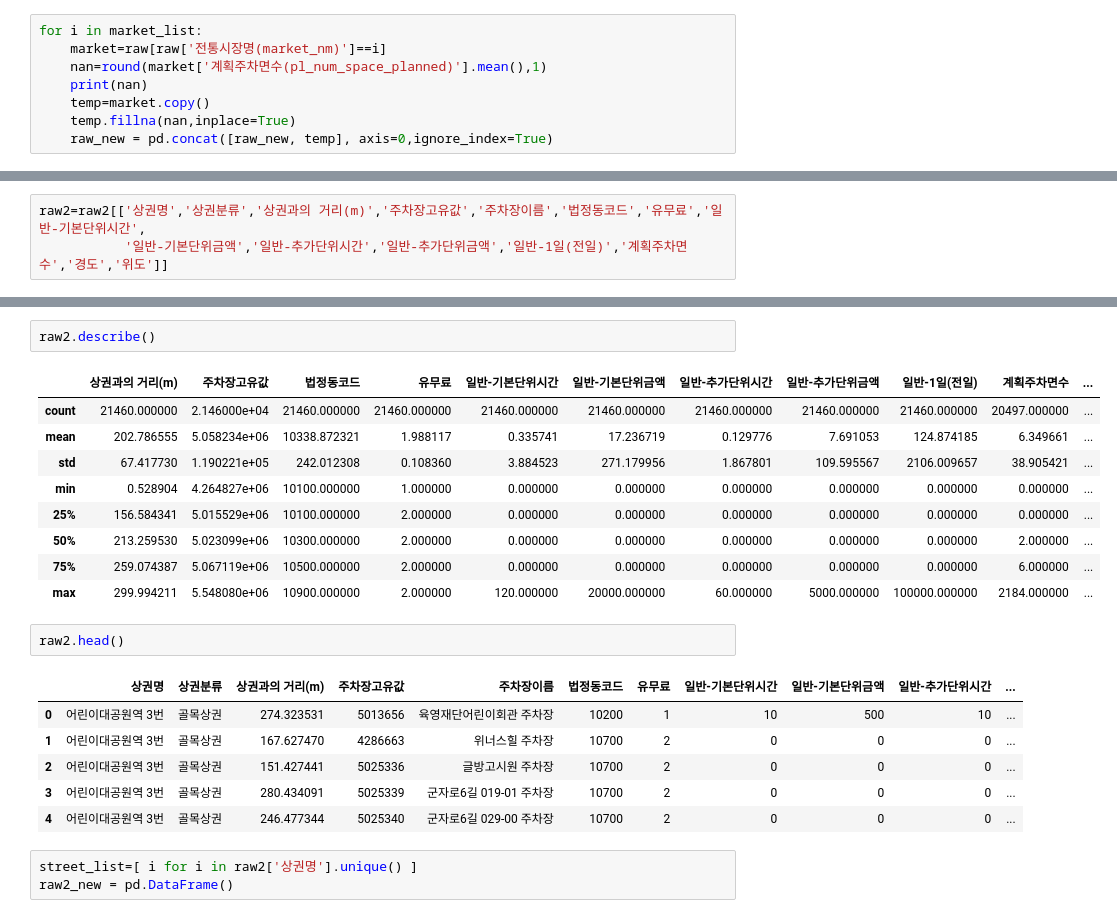
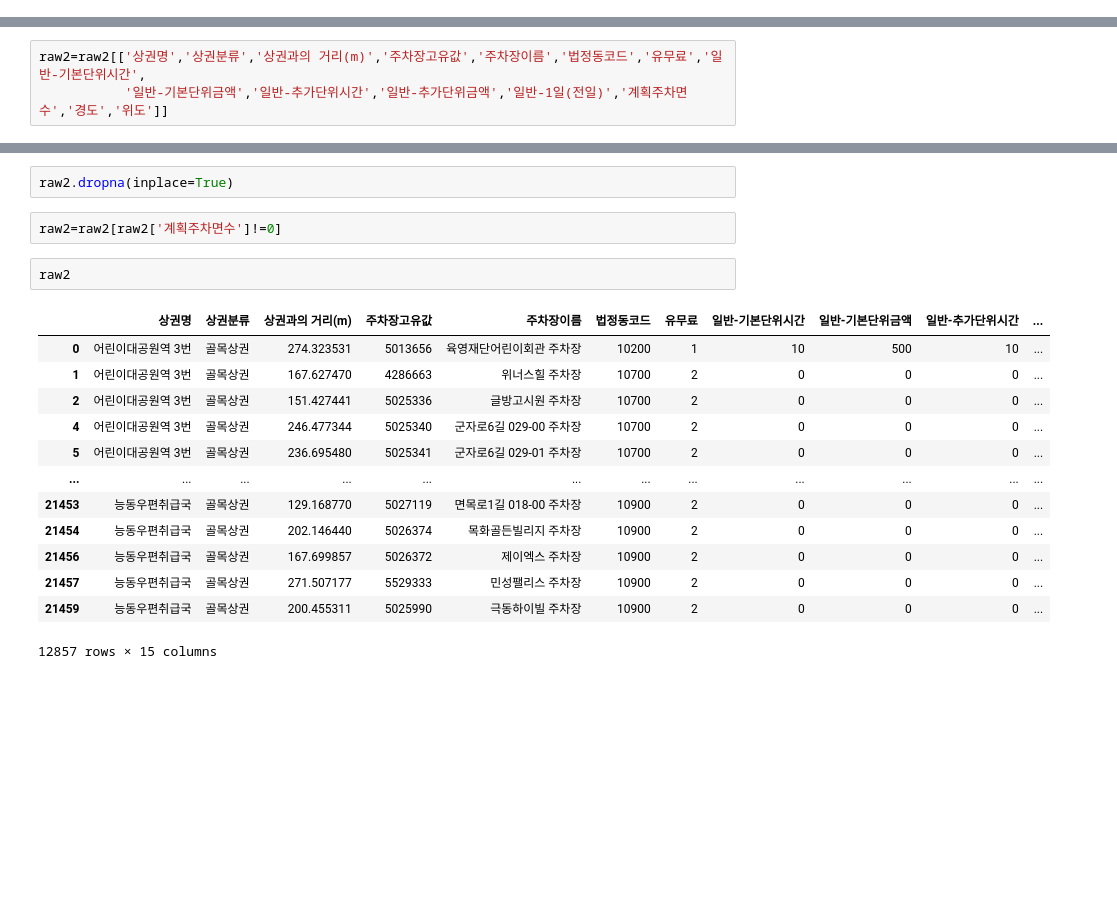
Before and after one commit to actorjung/Gwangjin_Big_Data_Project, a Jupyter notebook: 결측치 처리.ipynb, the cells around one changed output, grey strips where cells are left out. Saved outputs shown, nothing was run; the diff lists cells and outputs as text; blank space fills up the shorter version.

```diff
--- a/결측치 처리.ipynb
+++ b/결측치 처리.ipynb
@@ -89,8 +73,0 @@ raw_new = pd.DataFrame()
-# %%
-for i in market_list:
-    market=raw[raw['전통시장명(market_nm)']==i]
-    nan=round(market['계획주차면수(pl_num_space_planned)'].mean(),1)
-    print(nan)
-    temp=market.copy()
-    temp.fillna(nan,inplace=True)
-    raw_new = pd.concat([raw_new, temp], axis=0,ignore_index=True)
@@ -237,27 +209,23 @@ raw2.isnull().sum()
 경도              0
 위도              0
 dtype: int64
+# %%
+raw2.dropna(inplace=True)
+# %%
+raw2=raw2[raw2['계획주차면수']!=0]
 # %%
-raw2.describe()
+raw2
 # %% [output]
-|  | 상권과의 거리(m) | 주차장고유값 | 법정동코드 | 유무료 | 일반-기본단위시간 | 일반-기본단위금액 | 일반-추가단위시간 | 일반-추가단위금액 | 일반-1일(전일) | 계획주차면수 | ... |
-| count | 21460.000000 | 2.146000e+04 | 21460.000000 | 21460.000000 | 21460.000000 | 21460.000000 | 21460.000000 | 21460.000000 | 21460.000000 | 20497.000000 | ... |
-| mean | 202.786555 | 5.058234e+06 | 10338.872321 | 1.988117 | 0.335741 | 17.236719 | 0.129776 | 7.691053 | 124.874185 | 6.349661 | ... |
-| std | 67.417730 | 1.190221e+05 | 242.012308 | 0.108360 | 3.884523 | 271.179956 | 1.867801 | 109.595567 | 2106.009657 | 38.905421 | ... |
-| min | 0.528904 | 4.264827e+06 | 10100.000000 | 1.000000 | 0.000000 | 0.000000 | 0.000000 | 0.000000 | 0.000000 | 0.000000 | ... |
-| 25% | 156.584341 | 5.015529e+06 | 10100.000000 | 2.000000 | 0.000000 | 0.000000 | 0.000000 | 0.000000 | 0.000000 | 0.000000 | ... |
-| 50% | 213.259530 | 5.023099e+06 | 10300.000000 | 2.000000 | 0.000000 | 0.000000 | 0.000000 | 0.000000 | 0.000000 | 2.000000 | ... |
-| 75% | 259.074387 | 5.067119e+06 | 10500.000000 | 2.000000 | 0.000000 | 0.000000 | 0.000000 | 0.000000 | 0.000000 | 6.000000 | ... |
-| max | 299.994211 | 5.548080e+06 | 10900.000000 | 2.000000 | 120.000000 | 20000.000000 | 60.000000 | 5000.000000 | 100000.000000 | 2184.000000 | ... |
+|  | 상권명 | 상권분류 | 상권과의 거리(m) | 주차장고유값 | 주차장이름 | 법정동코드 | 유무료 | 일반-기본단위시간 | 일반-기본단위금액 | 일반-추가단위시간 | ... |
+| 0 | 어린이대공원역 3번 | 골목상권 | 274.323531 | 5013656 | 육영재단어린이회관 주차장 | 10200 | 1 | 10 | 500 | 10 | ... |
+| 1 | 어린이대공원역 3번 | 골목상권 | 167.627470 | 4286663 | 위너스힐 주차장 | 10700 | 2 | 0 | 0 | 0 | ... |
+| 2 | 어린이대공원역 3번 | 골목상권 | 151.427441 | 5025336 | 글방고시원 주차장 | 10700 | 2 | 0 | 0 | 0 | ... |
+| 4 | 어린이대공원역 3번 | 골목상권 | 246.477344 | 5025340 | 군자로6길 029-00 주차장 | 10700 | 2 | 0 | 0 | 0 | ... |
+| 5 | 어린이대공원역 3번 | 골목상권 | 236.695480 | 5025341 | 군자로6길 029-01 주차장 | 10700 | 2 | 0 | 0 | 0 | ... |
+| ... | ... | ... | ... | ... | ... | ... | ... | ... | ... | ... | ... |
+| 21453 | 능동우편취급국 | 골목상권 | 129.168770 | 5027119 | 면목로1길 018-00 주차장 | 10900 | 2 | 0 | 0 | 0 | ... |
+| 21454 | 능동우편취급국 | 골목상권 | 202.146440 | 5026374 | 목화골든빌리지 주차장 | 10900 | 2 | 0 | 0 | 0 | ... |
+| 21456 | 능동우편취급국 | 골목상권 | 167.699857 | 5026372 | 제이엑스 주차장 | 10900 | 2 | 0 | 0 | 0 | ... |
+| 21457 | 능동우편취급국 | 골목상권 | 271.507177 | 5529333 | 민성팰리스 주차장 | 10900 | 2 | 0 | 0 | 0 | ... |
+| 21459 | 능동우편취급국 | 골목상권 | 200.455311 | 5025990 | 극동하이빌 주차장 | 10900 | 2 | 0 | 0 | 0 | ... |
+12857 rows × 15 columns
-# %%
-raw2.head()
-# %% [output]
-|  | 상권명 | 상권분류 | 상권과의 거리(m) | 주차장고유값 | 주차장이름 | 법정동코드 | 유무료 | 일반-기본단위시간 | 일반-기본단위금액 | 일반-추가단위시간 | ... |
-| 0 | 어린이대공원역 3번 | 골목상권 | 274.323531 | 5013656 | 육영재단어린이회관 주차장 | 10200 | 1 | 10 | 500 | 10 | ... |
-| 1 | 어린이대공원역 3번 | 골목상권 | 167.627470 | 4286663 | 위너스힐 주차장 | 10700 | 2 | 0 | 0 | 0 | ... |
-| 2 | 어린이대공원역 3번 | 골목상권 | 151.427441 | 5025336 | 글방고시원 주차장 | 10700 | 2 | 0 | 0 | 0 | ... |
-| 3 | 어린이대공원역 3번 | 골목상권 | 280.434091 | 5025339 | 군자로6길 019-01 주차장 | 10700 | 2 | 0 | 0 | 0 | ... |
-| 4 | 어린이대공원역 3번 | 골목상권 | 246.477344 | 5025340 | 군자로6길 029-00 주차장 | 10700 | 2 | 0 | 0 | 0 | ... |
-# %%
-street_list=[ i for i in raw2['상권명'].unique() ]
-raw2_new = pd.DataFrame()
```
Also changed, not shown: parts of 12 cells of this notebook.
